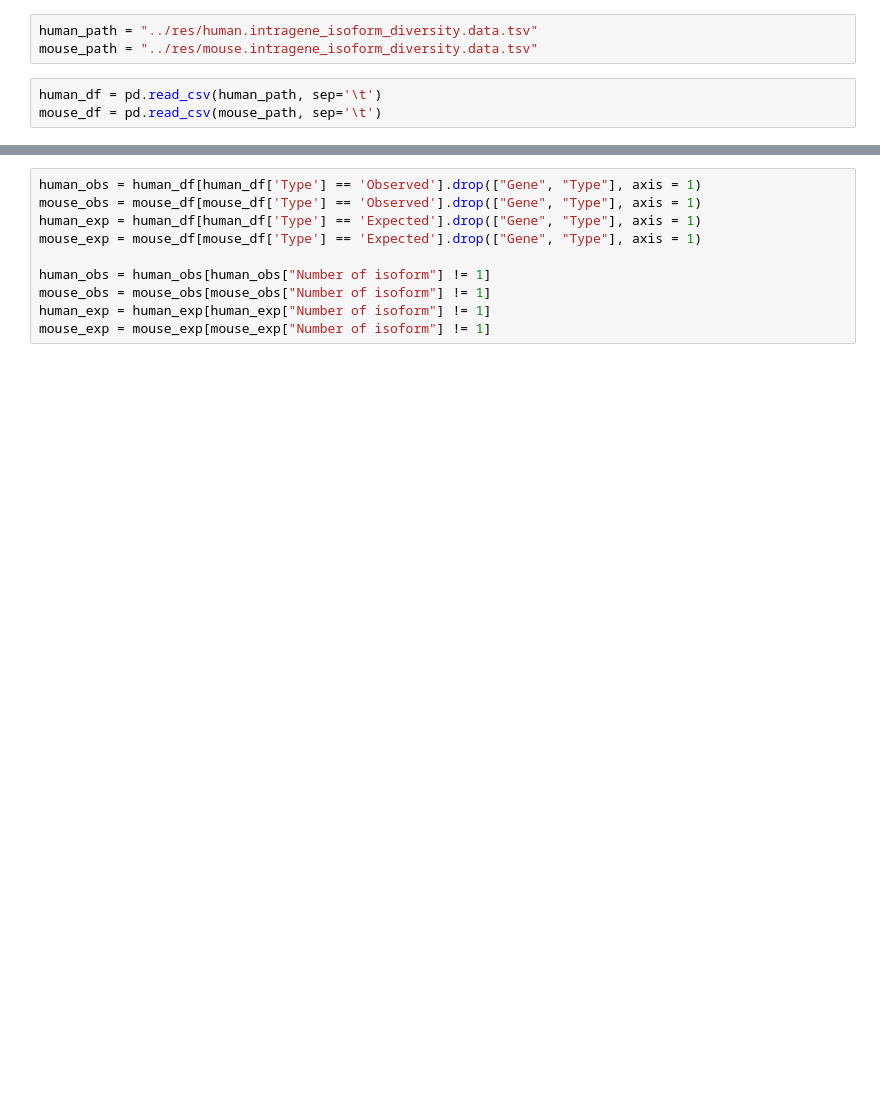
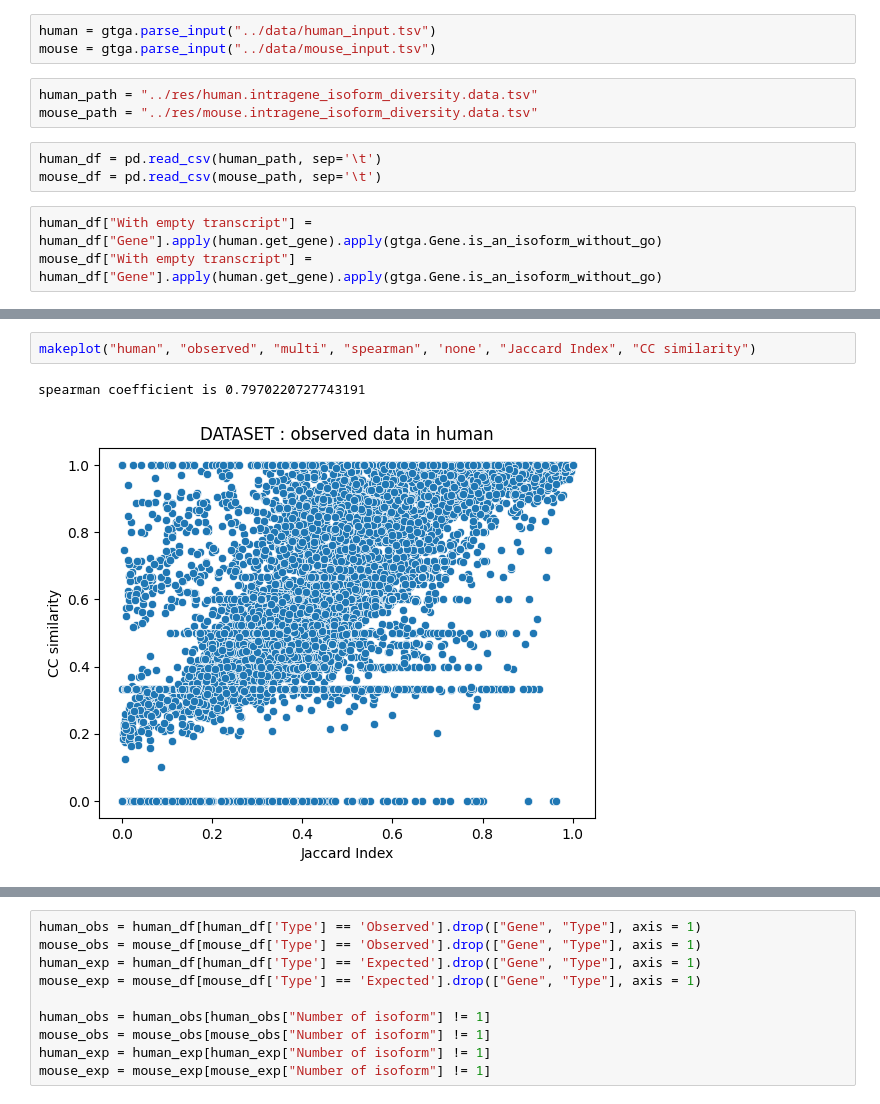
Before and after one commit to pierregerenton/intrinsicgenediversity, a Jupyter notebook: src/correlation_matrix_igd.ipynb, the cells around one changed output, grey strips where cells are left out. Drawn from its saved outputs; the diff is of its cells as text; blank space fills up the shorter version.

Commit message:
make graph

```diff
--- a/src/correlation_matrix_igd.ipynb
+++ b/src/correlation_matrix_igd.ipynb
@@ -5,6 +6,12 @@ import matplotlib.pyplot as plt
+# %%
+human = gtga.parse_input("../data/human_input.tsv")
+mouse = gtga.parse_input("../data/mouse_input.tsv")
 # %%
 human_path = "../res/human.intragene_isoform_diversity.data.tsv"
 mouse_path = "../res/mouse.intragene_isoform_diversity.data.tsv"
 # %%
 human_df = pd.read_csv(human_path, sep='\t')
 mouse_df = pd.read_csv(mouse_path, sep='\t')
+# %%
+human_df["With empty transcript"] = human_df["Gene"].apply(human.get_gene).apply(gtga.Gene.is_an_isoform_without_go)
+mouse_df["With empty transcript"] = human_df["Gene"].apply(human.get_gene).apply(gtga.Gene.is_an_isoform_without_go)
@@ -10,0 +62,5 @@ mouse_df = pd.read_csv(mouse_path, sep='\t')
+# %%
+makeplot("human", "observed", "multi", "spearman", 'none', "Jaccard Index", "CC similarity")
+# %% [output]
+spearman coefficient is 0.7970220727743191
+[figure, added]
```
Also changed, not shown: parts of 7 cells of this notebook, 3 other files.
